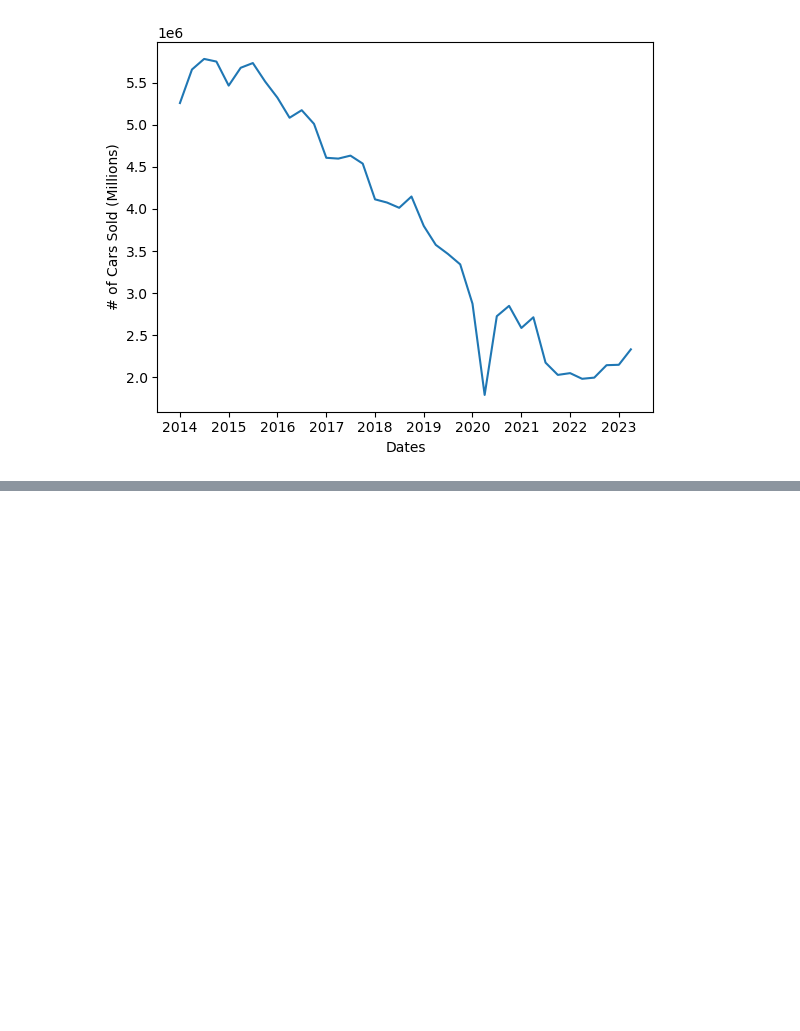
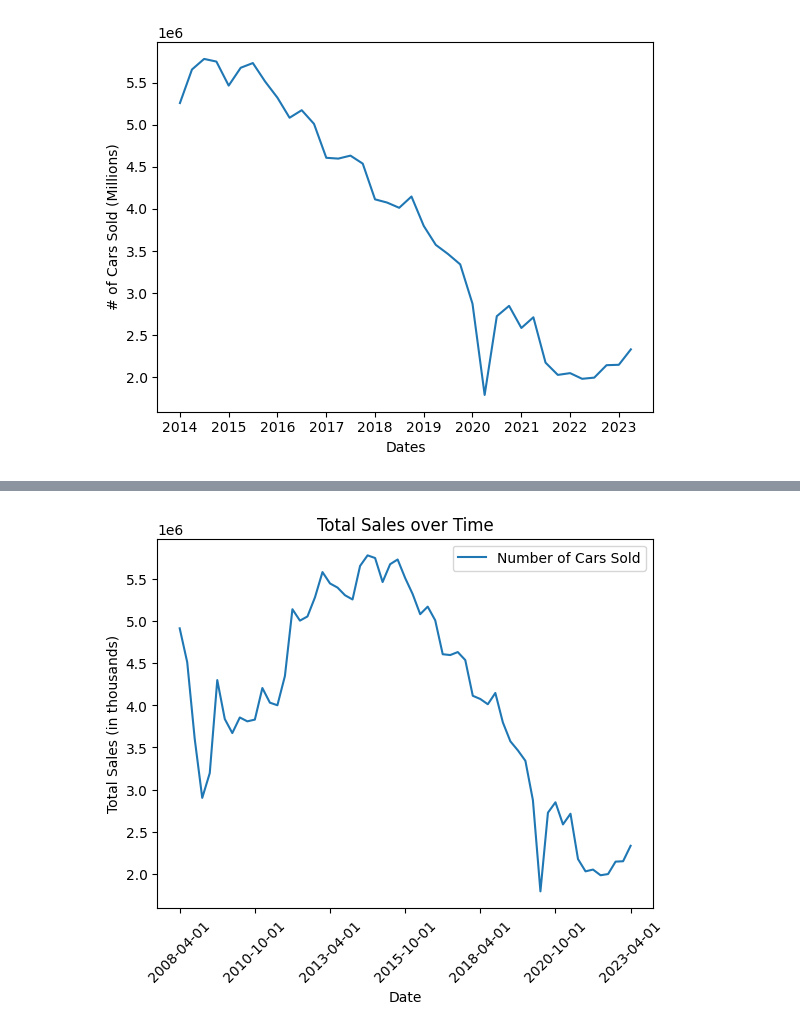
Before and after one commit to NadyaSlb/New_Car_Loan_Analysis, a Jupyter notebook: Car Data Analysis.ipynb, the cells around one changed output, grey strips where cells are left out. Drawn from its saved outputs; the diff is of its cells as text; code cells hidden in the pictures; blank space fills up the shorter version.

```diff
--- a/Car Data Analysis.ipynb
+++ b/Car Data Analysis.ipynb
@@ -692,0 +712,3 @@ Text(0, 0.5, '# of Cars Sold (Millions)')
+# %%
+temp_df = pd.read_csv('car_df.csv')
+temp_df.head()
@@ -692,0 +722,17 @@ Text(0, 0.5, '# of Cars Sold (Millions)')
+# %%
+##Total Sales over Time
+
+# Create a line chart
+temp_df.plot(x='observation_date', y='Number of Cars Sold', kind='line')
+
+plt.xlabel('Date')
+plt.ylabel('Total Sales (in thousands)')
+plt.title('Total Sales over Time')
+
+# Rotate labels
+plt.xticks(rotation=45)
+
+# Show
+plt.show()
+# %% [output]
+[figure, added]
```
Also changed, not shown: parts of 17 cells of this notebook.
